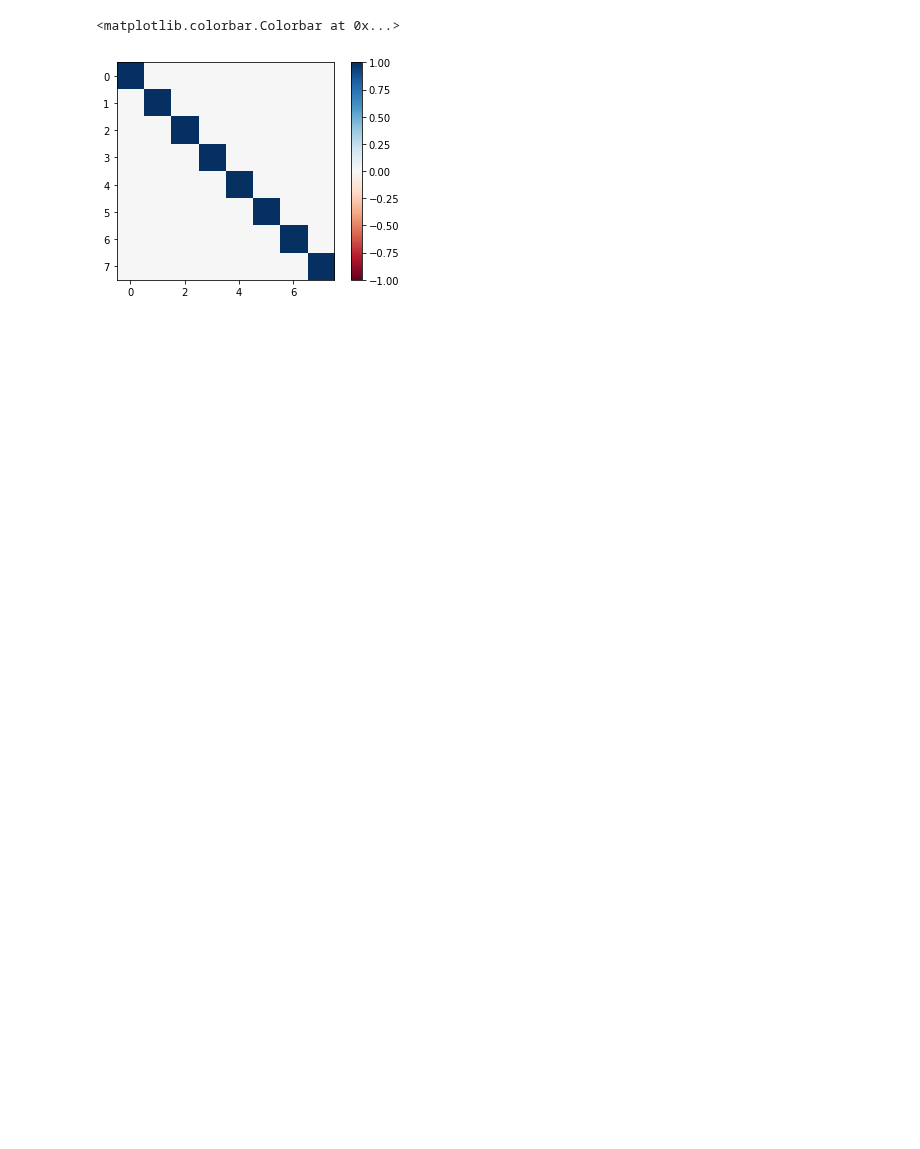
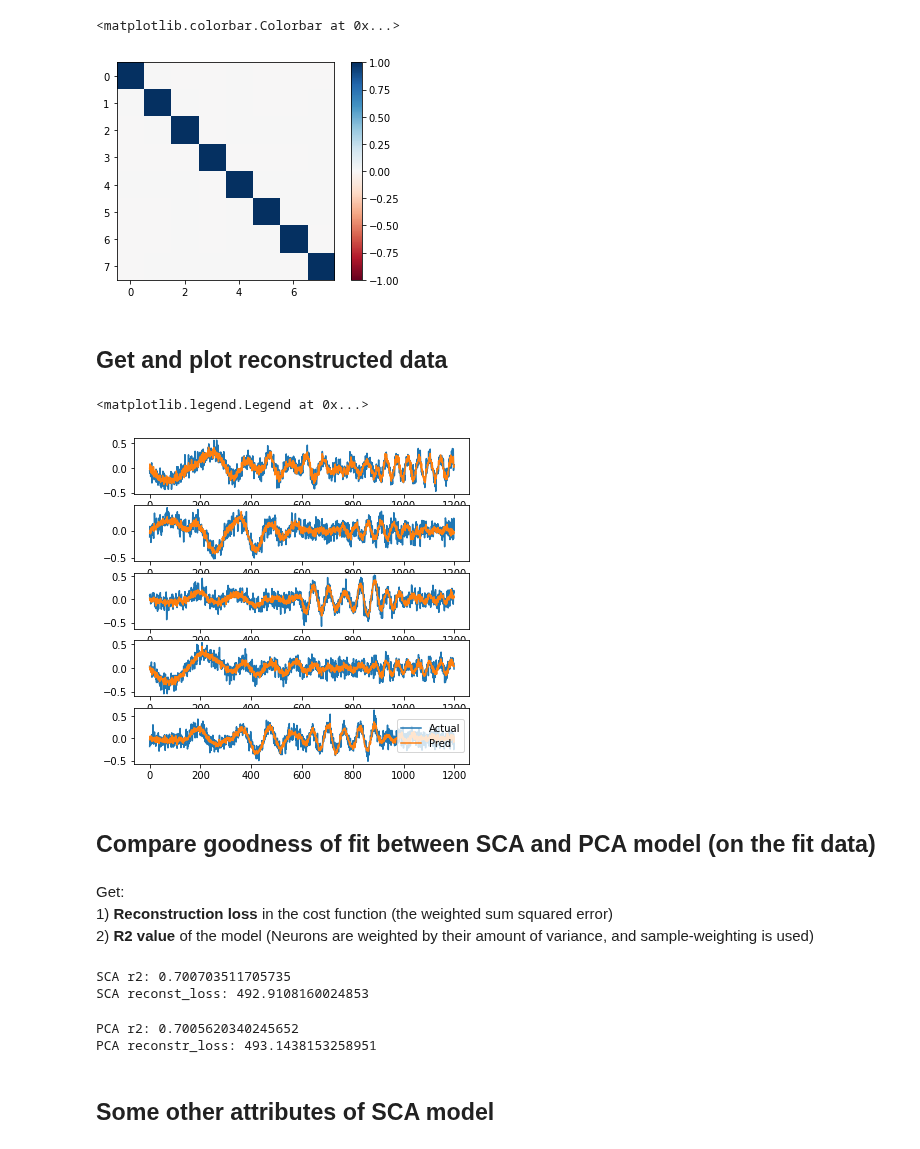
Before and after one commit to glaserlab/sca, a Jupyter notebook: notebooks/Example_1pop.ipynb, the cells around one changed output. Saved outputs shown, nothing was run; the diff lists cells and outputs as text; code cells hidden in the pictures; blank space fills up the shorter version.

```diff
--- a/notebooks/Example_1pop.ipynb
+++ b/notebooks/Example_1pop.ipynb
@@ -55,7 +55,7 @@ X=np.copy(X0-np.mean(X0,axis=0)[None,:])
 # Set required model parameters
 # %%
 #Number of dimensions in the low-D model you're fitting
-R_est=8
+n_components=8
 # %% [markdown]
 # Set some optional model parameters
 # %% [markdown]
@@ -218,54 +213,54 @@ sca_order=np.argsort(np.array(max_array_sca))
 #### Plot!
 # %%
 #Ground truth
-Z_extra=np.zeros([T,R_est])
+Z_extra=np.zeros([T,n_components])
 Z_extra[:,:R_sim]=Z
 
 
 plt.figure(figsize=(15,5))
-for i in range(R_est):
+for i in range(n_components):
 
     #Plot ground truth
-    plt.subplot(R_est,3,3*i+1)
+    plt.subplot(n_components,3,3*i+1)
     plt.plot((Z_extra)[:,i])
 
     plt.ylim([-1.1, 1.1])
     plt.yticks([])
-    if i<R_est-1:
+    if i<n_components-1:
         plt.xticks([])
     else:
         plt.xlabel('Time')
 
     # Plot SCA results
-    plt.subplot(R_est,3,3*i+2)
+    plt.subplot(n_components,3,3*i+2)
     plt.plot(sca_latent[:,sca_order[i]])
 
     plt.ylim([-1.1, 1.1])
     plt.yticks([])
-    if i<R_est-1:
+    if i<n_components-1:
         plt.xticks([])
     else:
         plt.xlabel('Time')
 
     # Plot PCA results
-    plt.subplot(R_est,3,3*i+3)
+    plt.subplot(n_components,3,3*i+3)
     plt.plot(pca_latent[:,pca_order[i]])
 
     plt.ylim([-1.1, 1.1])
     plt.yticks([])
-    if i<R_est-1:
+    if i<n_components-1:
         plt.xticks([])
     else:
         plt.xlabel('Time')
 
 #Titles
-plt.subplot(R_est,3,1)
+plt.subplot(n_components,3,1)
 plt.title('True LowD Projections')
 
-plt.subplot(R_est,3,2)
+plt.subplot(n_components,3,2)
 plt.title('SCA LowD Projections')
 
-plt.subplot(R_est,3,3)
+plt.subplot(n_components,3,3)
 plt.title('PCA LowD Projections')
 # %% [output]
 Text(0.5, 1.0, 'PCA LowD Projections')
@@ -282,3 +275,46 @@ plt.colorbar()
 # %% [output]
 <matplotlib.colorbar.Colorbar at 0x...>
 [figure]
+# %% [markdown]
+## Get and plot reconstructed data
+# %%
+## Get reconstructed high-dimensionaldata
+Xhat=sca.reconstruct(X)
+# %%
+## Plot example neurons
+
+plot_neurons=[0,1,2,3,4] #example neurons to plot
+n_plot_neurons=len(plot_neurons)
+
+plt.figure(figsize=(6,6))
+for i in range(n_plot_neurons):
+    plt.subplot(n_plot_neurons,1,i+1)
+    plt.plot(X[:,i])
+    plt.plot(Xhat[:,i])
+
+plt.legend(['Actual','Pred'],loc='right')
+# %% [output]
+<matplotlib.legend.Legend at 0x...>
+[figure, added]
+# %% [markdown]
+## Compare goodness of fit between SCA and PCA model (on the fit data)
+# %% [markdown]
+Get: <br> 1) **Reconstruction loss** in the cost function (the weighted sum squared error) <br> 2) **R2 value** of the model (Neurons are weighted by their amount of variance, and sample-weighting is used)
+# %%
+#For SCA, the reconstruction loss and r2 automatically get assigned to the model after fitting as attributes
+print('SCA r2:', sca.r2_score)
+print('SCA reconst_loss:', sca.reconstruction_loss)
+# %% [output]
+SCA r2: 0.700703511705735
+SCA reconst_loss: 492.9108160024853
+# %%
+#For PCA, we use the get_accuracy function from sca.utils
+[pca_r2_score, pca_reconstruction_loss]=get_accuracy(wpca,X,sample_weights)
+
+print('PCA r2:', pca_r2_score)
+print('PCA reconstr_loss:', pca_reconstruction_loss)
+# %% [output]
+PCA r2: 0.7005620340245652
+PCA reconstr_loss: 493.1438153258951
+# %% [markdown]
+## Some other attributes of SCA model
```
Also changed, not shown: parts of 20 cells of this notebook, 4 other files.
